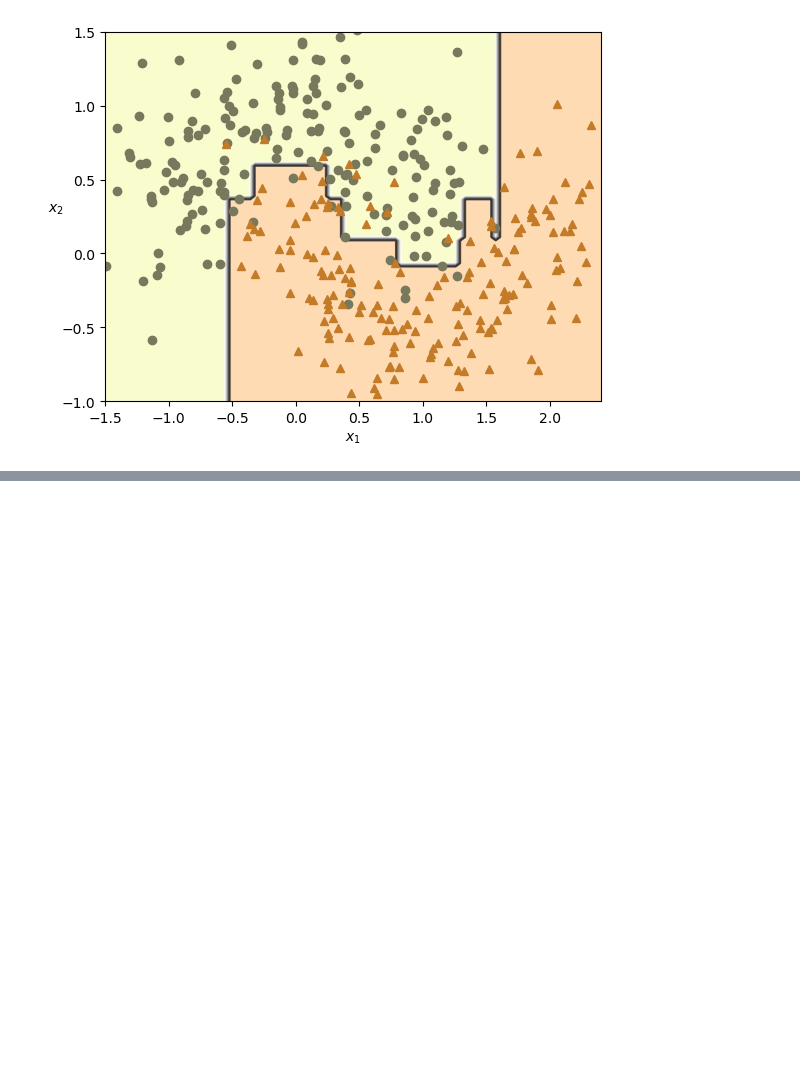
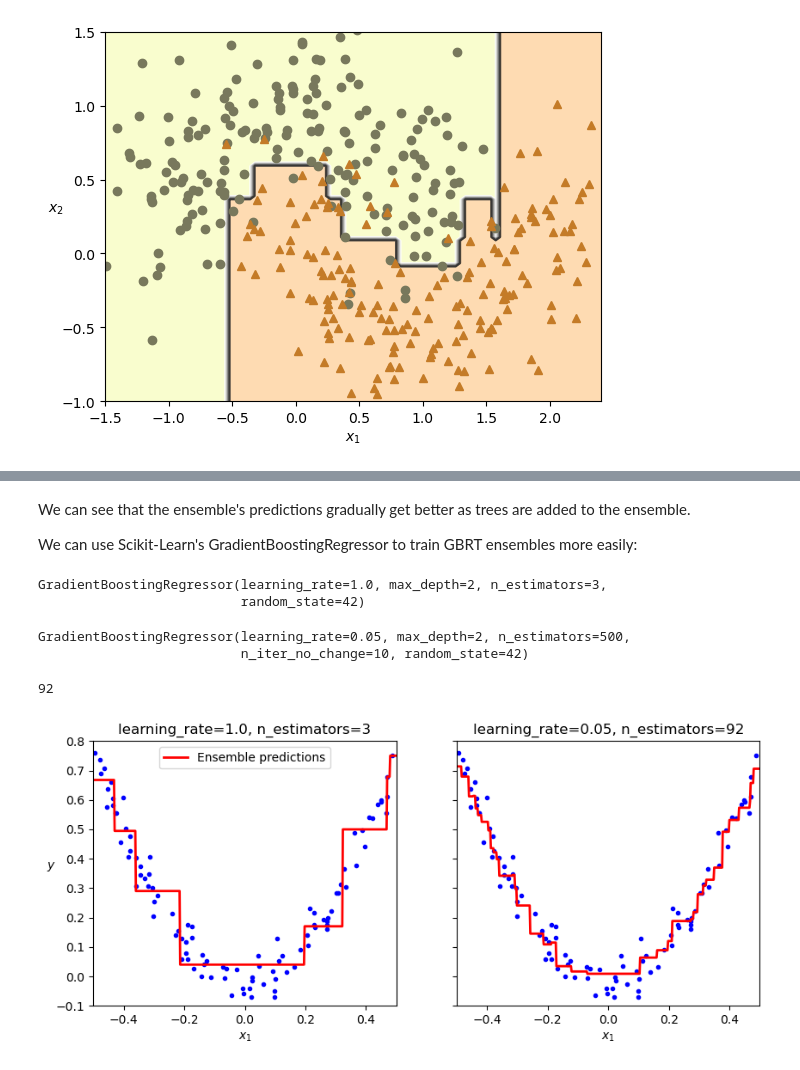
Before and after one commit to leetierney/study, a Jupyter notebook: ml/hands_on_ml/1_ml_landscape/ch7/1_7_ensemble_learning.ipynb, the cells around one changed output, grey strips where cells are left out. Saved outputs shown, nothing was run; the diff lists cells and outputs as text; code cells hidden in the pictures; blank space fills up the shorter version.

Commit message:
up to gradient boosting

```diff
--- a/ml/hands_on_ml/1_ml_landscape/ch7/1_7_ensemble_learning.ipynb
+++ b/ml/hands_on_ml/1_ml_landscape/ch7/1_7_ensemble_learning.ipynb
@@ -276,0 +369,44 @@ plot_decision_boundary(ada_clf, X_train, y_train)
+# %% [markdown]
+We can see that the ensemble's predictions gradually get better as trees are added to the ensemble.
+
+We can use Scikit-Learn's GradientBoostingRegressor to train GBRT ensembles more easily:
+# %%
+from sklearn.ensemble import GradientBoostingRegressor
+
+gbrt = GradientBoostingRegressor(max_depth=2, n_estimators=3,
+                                 learning_rate=1.0, random_state=42)
+gbrt.fit(X, y)
+# %% [output]
+GradientBoostingRegressor(learning_rate=1.0, max_depth=2, n_estimators=3,
+                          random_state=42)
+# %%
+gbrt_best = GradientBoostingRegressor(
+    max_depth=2, learning_rate=0.05, n_estimators=500,
+    n_iter_no_change=10, random_state=42)
+gbrt_best.fit(X, y)
+# %% [output]
+GradientBoostingRegressor(learning_rate=0.05, max_depth=2, n_estimators=500,
+                          n_iter_no_change=10, random_state=42)
+# %%
+gbrt_best.n_estimators_
+# %% [output]
+92
+# %%
+fig, axes = plt.subplots(ncols=2, figsize=(10, 4), sharey=True)
+
+plt.sca(axes[0])
+plot_predictions([gbrt], X, y, axes=[-0.5, 0.5, -0.1, 0.8], style="r-",
+                 label="Ensemble predictions")
+plt.title(f"learning_rate={gbrt.learning_rate}, "
+          f"n_estimators={gbrt.n_estimators_}")
+plt.xlabel("$x_1$")
+plt.ylabel("$y$", rotation=0)
+
+plt.sca(axes[1])
+plot_predictions([gbrt_best], X, y, axes=[-0.5, 0.5, -0.1, 0.8], style="r-")
+plt.title(f"learning_rate={gbrt_best.learning_rate}, "
+          f"n_estimators={gbrt_best.n_estimators_}")
+plt.xlabel("$x_1$")
+plt.show()
+# %% [output]
+[figure, added]
```
Also changed, not shown: parts of 10 cells of this notebook.
